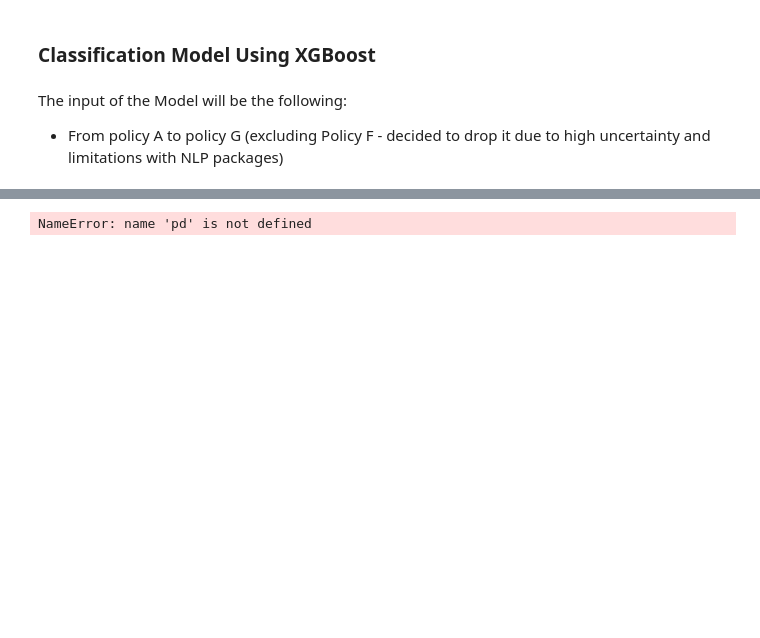
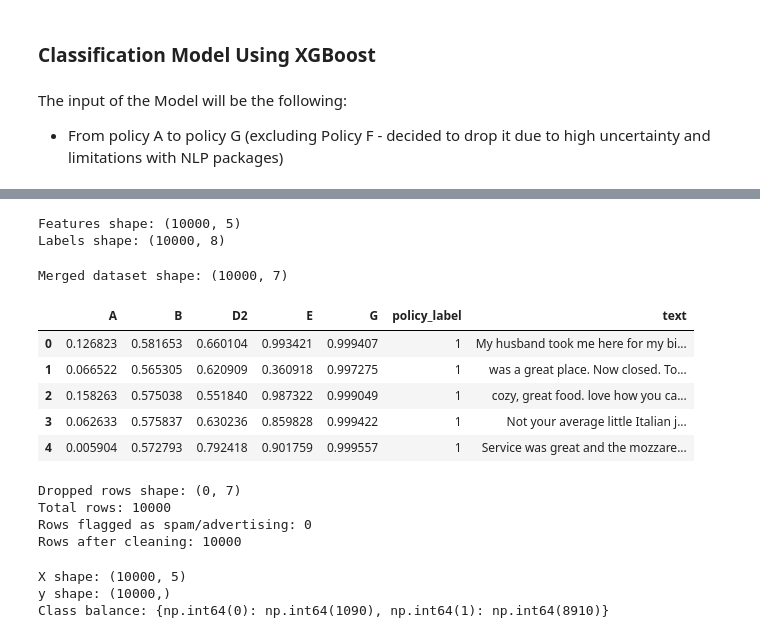
Before and after one commit to codebyhyuk/TikTok-TechJam-2025, a Jupyter notebook: classification_model/XGB.ipynb, the cells around one changed output, grey strips where cells are left out. Saved outputs shown, nothing was run; the diff lists cells and outputs as text; code cells hidden in the pictures; blank space fills up the shorter version.

Commit message:
update RF, XGB, labelled_3.csv

```diff
--- a/classification_model/XGB.ipynb
+++ b/classification_model/XGB.ipynb
@@ -48,11 +43,67 @@ Likely causes:
 # %%
-N = 10_000
-feature_names = ["A","B","D2","E","G"]
-
-DATA_PATH = "/Users/evan/Documents/Projects/TikTok-TechJam-2025/feature_engineering_model/temp.csv"
-df = pd.read_csv(DATA_PATH)
-
-print("Shape:", df.shape)
-df.head()
+FEATURES_CSV = "/Users/evan/Documents/Projects/TikTok-TechJam-2025/feature_engineering_model/temp.csv"
+LABELS_CSV = "/Users/evan/Documents/Projects/TikTok-TechJam-2025/data_gpt_labeler/final_data_labeled_1.csv"
+TEXT_COL = "text"
+TARGET_COL = "policy_label"
+FEATURE_COLS = ["A","B","D2","E","G"]
-# %% [output]
-NameError: name 'pd' is not defined
+# %%
+# Load
+df_feat  = pd.read_csv(FEATURES_CSV)
+df_label = pd.read_csv(LABELS_CSV)
+
+print("Features shape:", df_feat.shape)
+print("Labels shape:", df_label.shape)
+# %% [output]
+Features shape: (10000, 5)
+Labels shape: (10000, 8)
+# %%
+# Align by index since order is guaranteed
+df = pd.concat([df_feat.reset_index(drop=True),
+                df_label[[TARGET_COL, TEXT_COL]].reset_index(drop=True)], axis=1)
+
+print("Merged dataset shape:", df.shape)
+df.head()
+# %% [output]
+Merged dataset shape: (10000, 7)
+|  | A | B | D2 | E | G | policy_label | text |
+| 0 | 0.126823 | 0.581653 | 0.660104 | 0.993421 | 0.999407 | 1 | My husband took me here for my bi... |
+| 1 | 0.066522 | 0.565305 | 0.620909 | 0.360918 | 0.997275 | 1 | was a great place. Now closed. To... |
+| 2 | 0.158263 | 0.575038 | 0.551840 | 0.987322 | 0.999049 | 1 | cozy, great food. love how you ca... |
+| 3 | 0.062633 | 0.575837 | 0.630236 | 0.859828 | 0.999422 | 1 | Not your average little Italian j... |
+| 4 | 0.005904 | 0.572793 | 0.792418 | 0.901759 | 0.999557 | 1 | Service was great and the mozzare... |
+# %%
+if TEXT_COL in df.columns:
+    # Define regex patterns
+    link_pattern = r"(https?://\S+|www\.\S+)"       # http://, https://, www.
+    email_pattern = r"\b[A-Za-z0-9._%+-]+@[A-Za-z0-9.-]+\.[A-Z|a-z]{2,}\b"  # emails
+    phone_pattern = r"\b(?:\+?\d{1,3})?[-.\s]?\(?\d{2,4}\)?[-.\s]?\d{3,4}[-.\s]?\d{3,4}\b"  # phone numbers
+    combined_re = re.compile(f"({link_pattern})|({email_pattern})|({phone_pattern})", flags=re.IGNORECASE)
+
+    mask_dirty = df[TEXT_COL].astype(str).str.contains(combined_re, na=False)
+    # Rows flagged as spam/advertising
+    df_dropped = df.loc[mask_dirty].copy()
+
+    print("Dropped rows shape:", df_dropped.shape)
+    df_dropped[[TEXT_COL, TARGET_COL]].head(10)   # peek at text + label
+
+    print(f"Total rows: {len(df)}")
+    print(f"Rows flagged as spam/advertising: {mask_dirty.sum()}")
+
+    df = df.loc[~mask_dirty].reset_index(drop=True)
+    print("Rows after cleaning:", len(df))
+# %% [output]
+Dropped rows shape: (0, 7)
+Total rows: 10000
+Rows flagged as spam/advertising: 0
+Rows after cleaning: 10000
+# %%
+X = df[FEATURE_COLS].values
+y = df[TARGET_COL].values
+
+print("X shape:", X.shape)
+print("y shape:", y.shape)
+print("Class balance:", dict(zip(*np.unique(y, return_counts=True))))
+# %% [output]
+X shape: (10000, 5)
+y shape: (10000,)
+Class balance: {np.int64(0): np.int64(1090), np.int64(1): np.int64(8910)}
```
Also changed, not shown: parts of 8 cells of this notebook, 3 other files.
